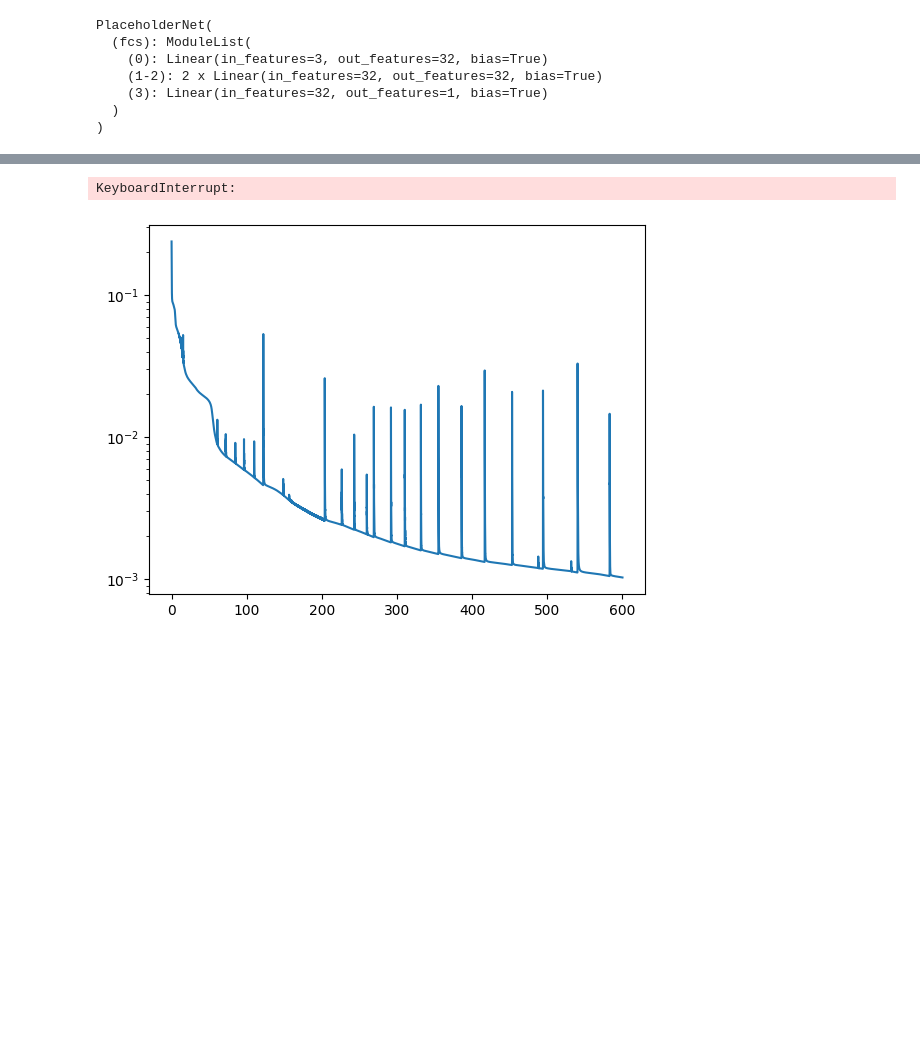
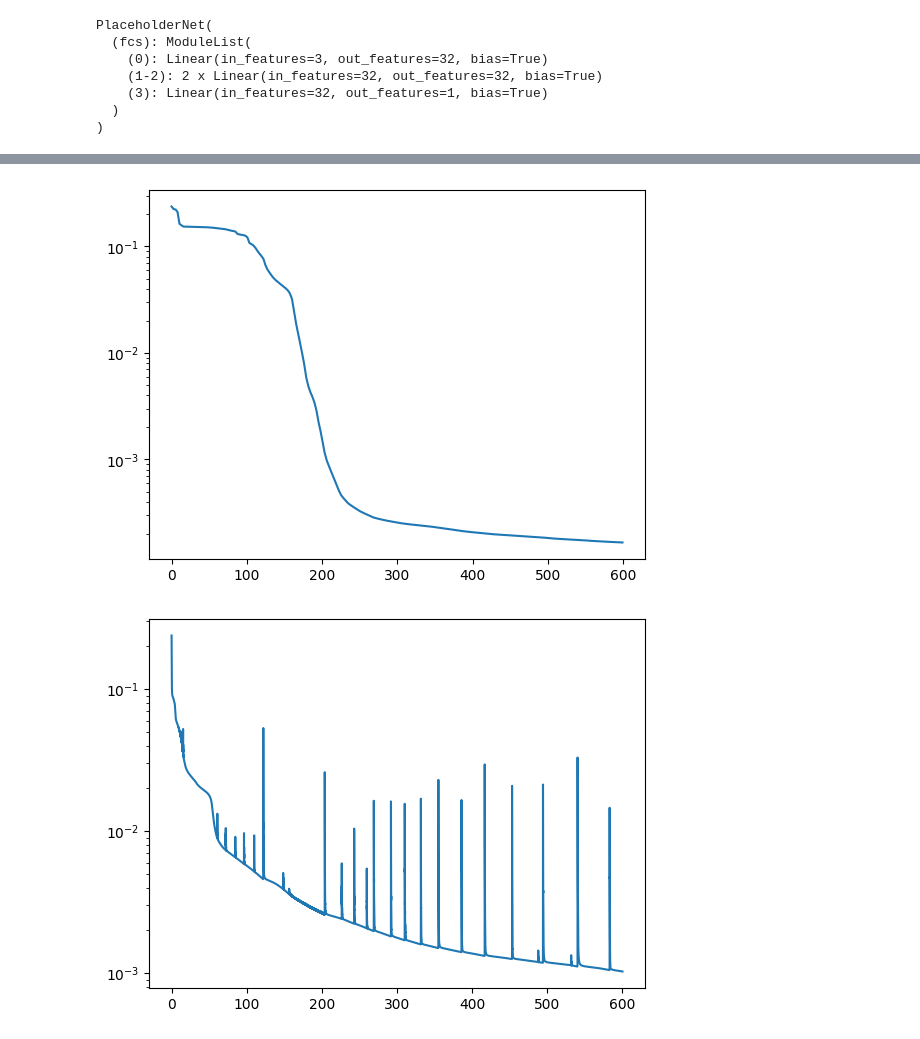
Before and after one commit to JamesAndrewKing/GaussNewtonShapes, a Jupyter notebook: notebooks/bunny.ipynb, the cells around one changed output, grey strips where cells are left out. Drawn from its saved outputs; the diff is of its cells as text; code cells hidden in the pictures; blank space fills up the shorter version.

```diff
--- a/notebooks/bunny.ipynb
+++ b/notebooks/bunny.ipynb
@@ -174,37 +221,38 @@ best_loss = float('inf')
 optimizer = GaussNewtonNew(model, lr=1e-1, config=config)
 
 start_time = time.time()
 current_time = 0
 
 # Gauss-Newton:
 optimizer = GaussNewtonNew(model, lr=1e-1, config=config)
 # optimizer = torch.optim.Adam(model.parameters(), lr=1e-3)
 for i in (pbar:=trange(10000)):
     if current_time > 600:
         break
     optimizer.zero_grad()
     with torch.no_grad():
-        loss_interface  = 0.5*model.f(params, pts_sub).square().mean()
-        loss_eikonal  = 0.5*model.r_eikonal(params, pts_eikonal).squeeze(1).square().mean()
-        loss_normal = 0.5*model.r_normal(params, pts_sub, true_normals_sub).squeeze(1).square().mean()
+        loss_interface  = 0.5*r_data(params, pts_sub, torch.zeros(pts_sub.shape[0], dtype=torch.float64)).squeeze(1).square().mean()
+        loss_eikonal  = 0.5*r_eikonal(params, pts_eikonal).squeeze(1).square().mean()
+        loss_normal = 0.5*r_normal(params, pts_sub, true_normals_sub).squeeze(1).square().mean()
+        loss = loss_weights["data"] * loss_interface + loss_weights["eikonal"] * loss_eikonal + loss_weights["normal"] * loss_normal
         # loss = loss_weights["interface"] * loss_interface + loss_weights["eikonal"] * loss_eikonal + loss_weights["normal"] * loss_normal
         loss_metric = loss_interface + loss_normal
         loss_over_time[current_time] = loss_metric.item()
         pbar.set_description(f"Interface: {loss_interface.item():.2e} "
                              f"Eikonal: {loss_eikonal.item():.2e} "
                              f"Normal: {loss_normal.item():.2e} "
                              f"{len(pts_sub)}")
         if loss_metric.item() < best_loss:
             best_loss = loss_metric.item()
             best_model_state = copy.deepcopy(model.state_dict())
     optimizer.step()
     current_time = time.time() - start_time
 
 plt.plot(loss_over_time.keys(), loss_over_time.values())
 plt.semilogy()
 plt.show()
 # %% [output]
-KeyboardInterrupt:
+[figure, added]
 # %%
 model = model.double()
 params = model.params
```
Also changed, not shown: parts of 5 cells of this notebook, 7 other files.
